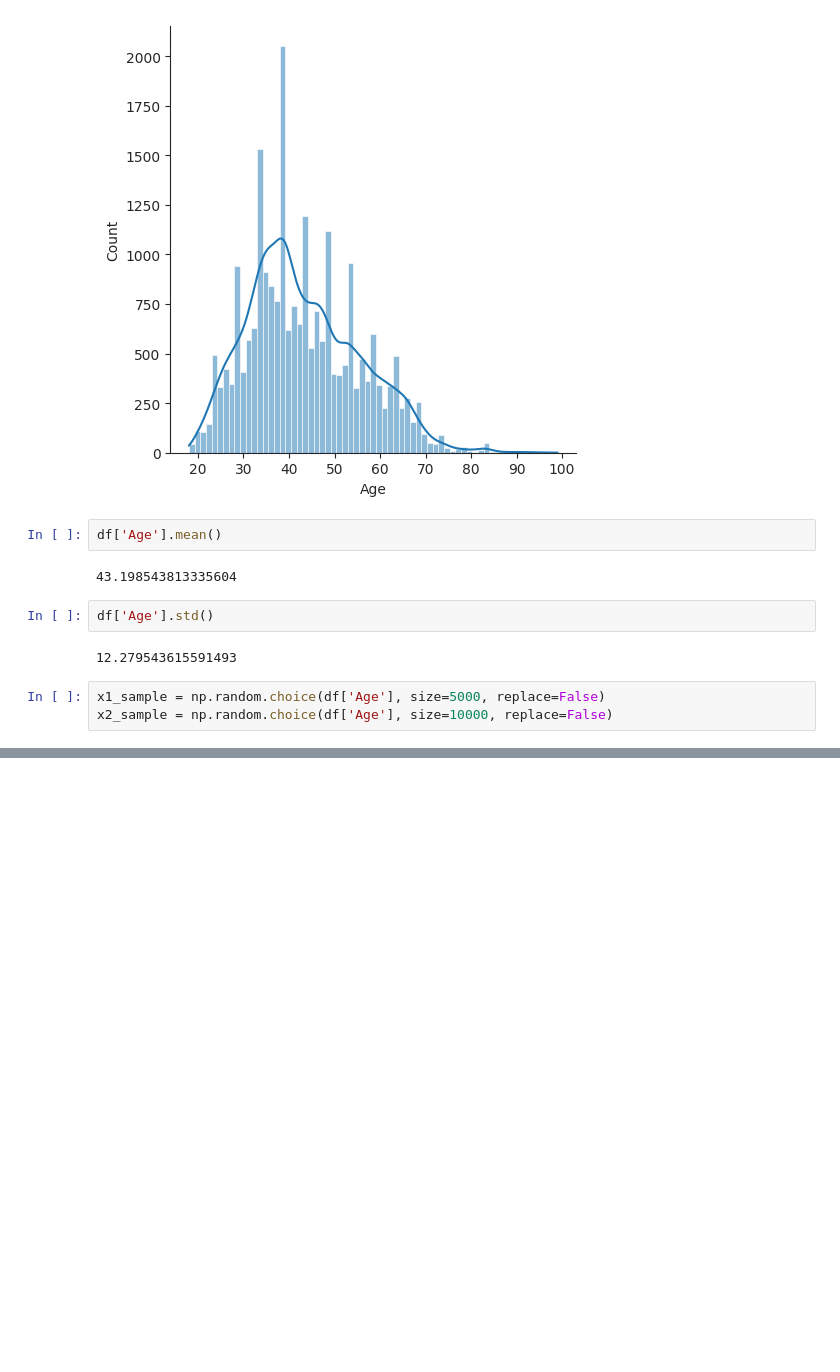
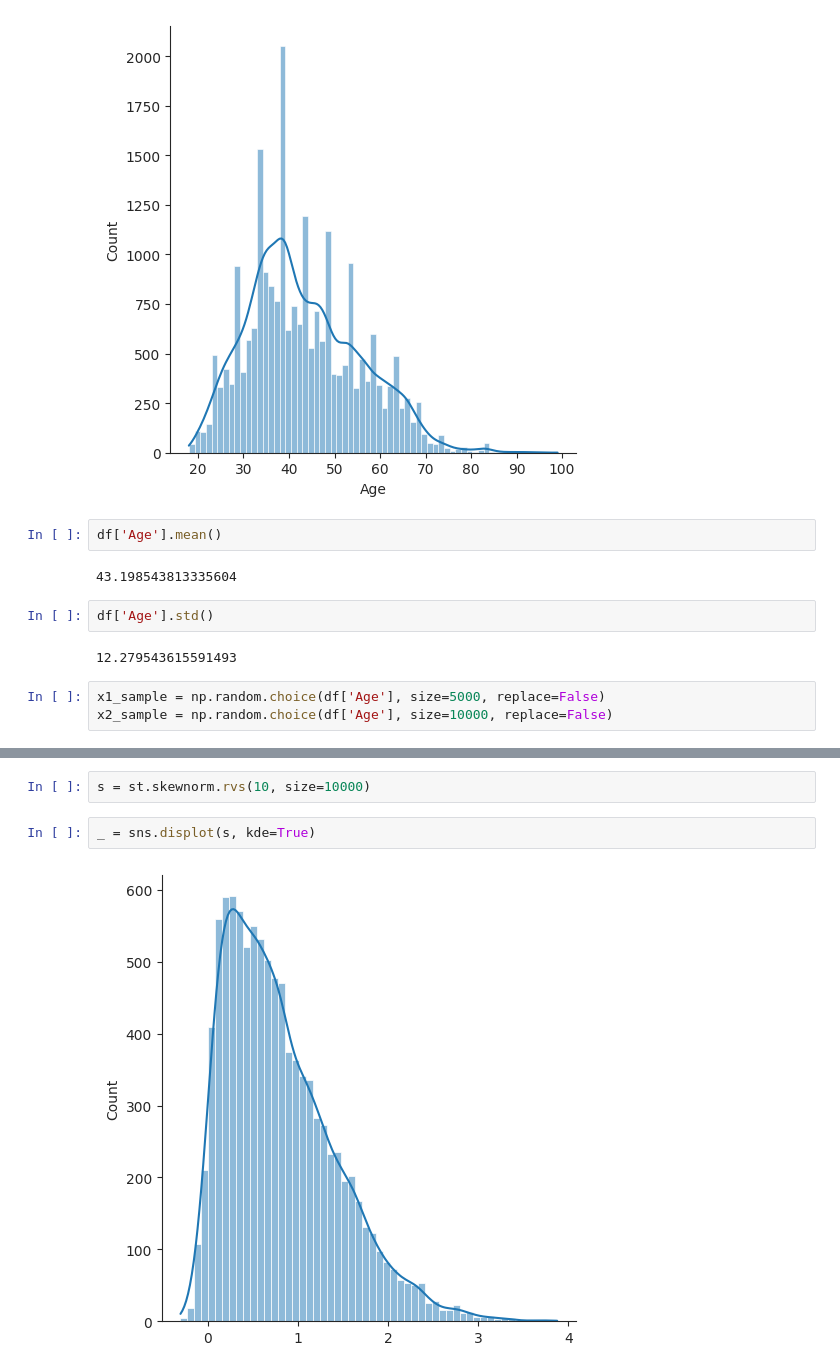
Before and after one commit to clothesstore024/Cloth-shop, a Jupyter notebook: cloth_shop.ipynb, the cells around one changed output, grey strips where cells are left out. Cells and saved outputs as stored; diff of their text form; blank space fills up the shorter version.

```diff
--- a/cloth_shop.ipynb
+++ b/cloth_shop.ipynb
@@ -154,0 +183,6 @@ x2_sample.mean()
+# %%
+s = st.skewnorm.rvs(10, size=10000)
+# %%
+_ = sns.displot(s, kde=True)
+# %% [output]
+[figure, added]
```
Also changed, not shown: parts of 27 cells of this notebook.
